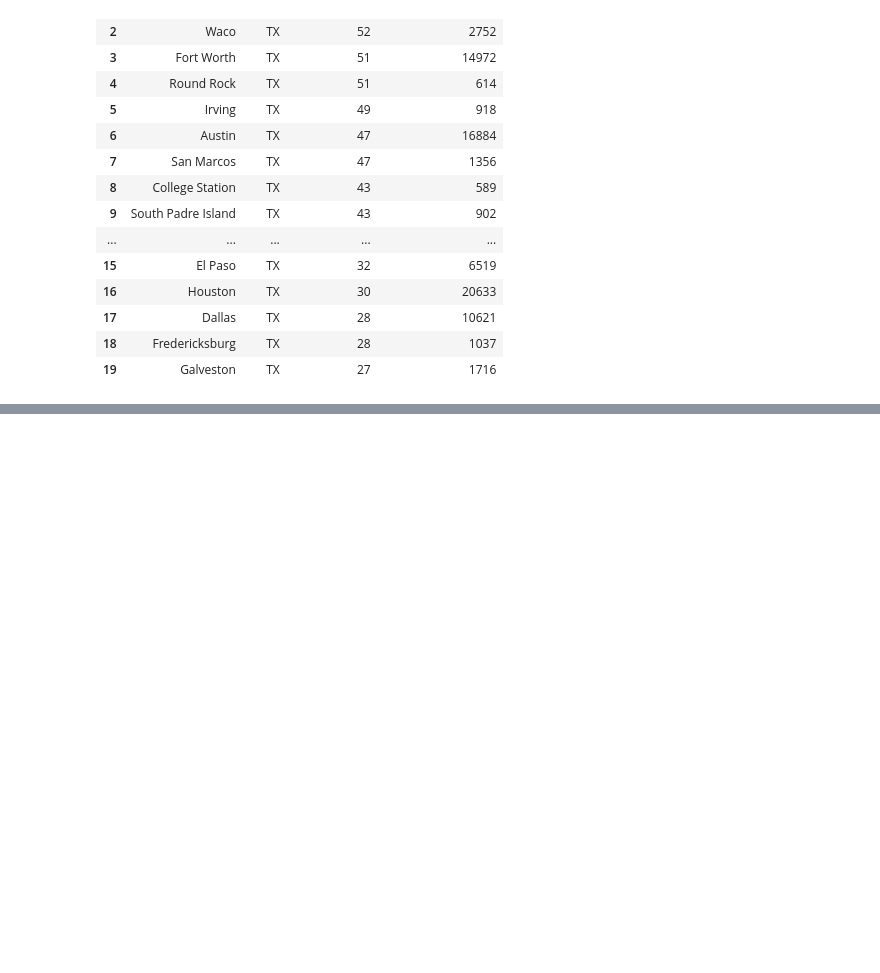
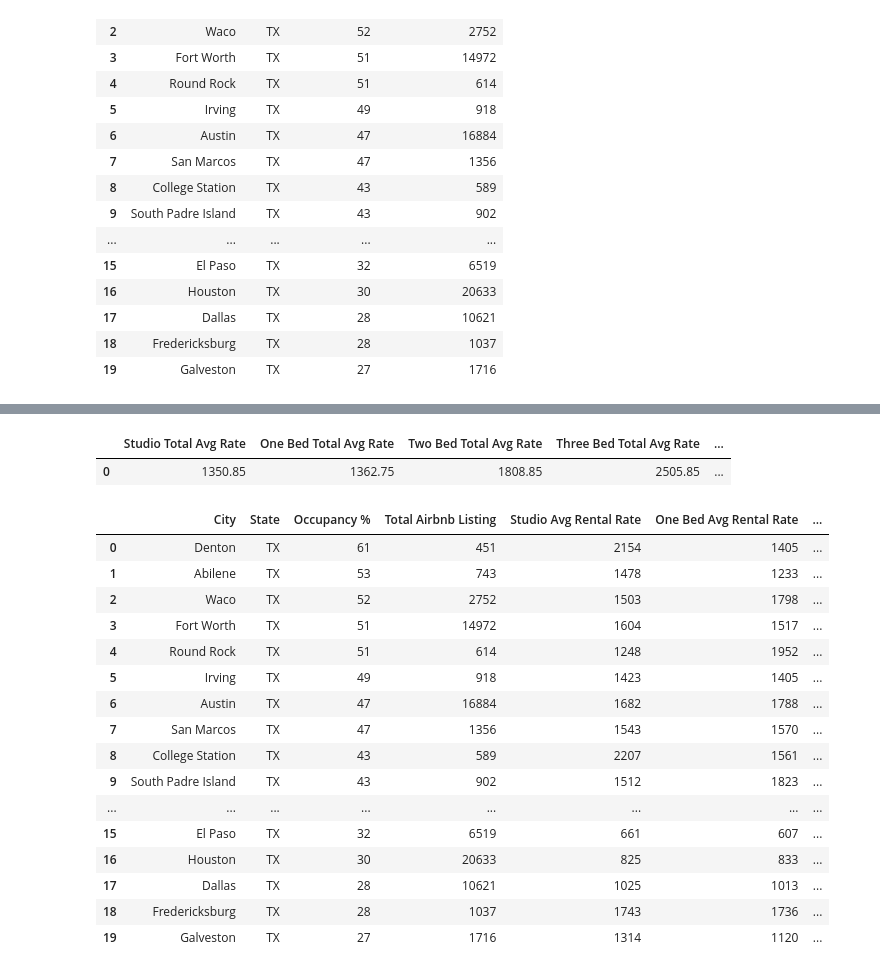
Before and after one commit to Memellsworth/Project1-, a Jupyter notebook: RealEstateInvestinginTexas.ipynb, the cells around one changed output, grey strips where cells are left out. Drawn from its saved outputs; the diff is of its cells as text; code cells hidden in the pictures; blank space fills up the shorter version.

```diff
--- a/RealEstateInvestinginTexas.ipynb
+++ b/RealEstateInvestinginTexas.ipynb
@@ -158,7 +161,0 @@ room_data
-# %%
-citty = []
-for city in range(20):
-
-    city = city_data_cleaned["City"]
-    citty.append(city)
-print(citty)
@@ -182,0 +179,31 @@ Name: City, dtype: object]
+# %%
+#correclation between occ rate and price #maura
+studio_rate = []
+onebed_rate=[]
+twobed_rate =[]
+threebed_rate = []
+fourbed_rate = []
+
+url = "https://mashvisor-api.p.rapidapi.com/rental-rates"
+for x in range(20):
+    try:
+
+        city = city_data_cleaned["City"][x]
+        querystring = {"state":"TX","source":"airbnb","city": city}
+
+        headers = {
+             "content-type": "application/octet-stream",
+             "X-RapidAPI-Key": api_key,
+             "X-RapidAPI-Host": "mashvisor-api.p.rapidapi.com"}
+
+        response_3= requests.get(url, headers=headers, params=querystring).json()
+        studio_rate.append(response_3["content"]["retnal_rates"]["studio_value"])
+        onebed_rate.append(response_3["content"]["retnal_rates"]["one_room_value"])
+        twobed_rate.append(response_3["content"]["retnal_rates"]["two_room_value"])
+        threebed_rate.append(response_3["content"]["retnal_rates"]["three_room_value"])
+        fourbed_rate.append(response_3["content"]["retnal_rates"]["four_room_value"])
+    except:
+         pass
+# %%
+avg_rate=pd.DataFrame({"City":city_data_cleaned["City"],"Studio Avg Rental Rate":studio_rate,"One Bed Avg Rental Rate": onebed_rate,"Two Bed Avg Rental Rate":twobed_rate,"Three Bed Avg Rental Rate":threebed_rate,"Four Bed Avg Rental Rate":fourbed_rate})
+avg_rate
@@ -183 +228,34 @@ Name: City, dtype: object]
+# %%
+studio_rate_avg = avg_rate["Studio Avg Rental Rate"].mean()
+onebed_rate_avg = avg_rate["One Bed Avg Rental Rate"].mean()
+twobed_rate_avg = avg_rate["Two Bed Avg Rental Rate"].mean()
+threebed_rate_avg = avg_rate["Three Bed Avg Rental Rate"].mean()
+fourbed_rate_avg = avg_rate["Four Bed Avg Rental Rate"].mean()
+
+total_avgs = pd.DataFrame({"Studio Total Avg Rate":studio_rate_avg,"One Bed Total Avg Rate":onebed_rate_avg,"Two Bed Total Avg Rate":twobed_rate_avg,"Three Bed Total Avg Rate": threebed_rate_avg,"Four Bed Total Avg Rate":fourbed_rate_avg},index=[0])
+total_avgs
+# %% [output]
+|  | Studio Total Avg Rate | One Bed Total Avg Rate | Two Bed Total Avg Rate | Three Bed Total Avg Rate | ... |
+| 0 | 1350.85 | 1362.75 | 1808.85 | 2505.85 | ... |
+# %%
+room_city_data = pd.merge(city_data_cleaned,avg_rate,how="left", on = ["City"])
+room_city_data
+# %% [output]
+|  | City | State | Occupancy % | Total Airbnb Listing | Studio Avg Rental Rate | One Bed Avg Rental Rate | ... |
+| 0 | Denton | TX | 61 | 451 | 2154 | 1405 | ... |
+| 1 | Abilene | TX | 53 | 743 | 1478 | 1233 | ... |
+| 2 | Waco | TX | 52 | 2752 | 1503 | 1798 | ... |
+| 3 | Fort Worth | TX | 51 | 14972 | 1604 | 1517 | ... |
+| 4 | Round Rock | TX | 51 | 614 | 1248 | 1952 | ... |
+| 5 | Irving | TX | 49 | 918 | 1423 | 1405 | ... |
+| 6 | Austin | TX | 47 | 16884 | 1682 | 1788 | ... |
+| 7 | San Marcos | TX | 47 | 1356 | 1543 | 1570 | ... |
+| 8 | College Station | TX | 43 | 589 | 2207 | 1561 | ... |
+| 9 | South Padre Island | TX | 43 | 902 | 1512 | 1823 | ... |
+| ... | ... | ... | ... | ... | ... | ... | ... |
+| 15 | El Paso | TX | 32 | 6519 | 661 | 607 | ... |
+| 16 | Houston | TX | 30 | 20633 | 825 | 833 | ... |
+| 17 | Dallas | TX | 28 | 10621 | 1025 | 1013 | ... |
+| 18 | Fredericksburg | TX | 28 | 1037 | 1743 | 1736 | ... |
+| 19 | Galveston | TX | 27 | 1716 | 1314 | 1120 | ... |
 # %%
```
Also changed, not shown: parts of 21 cells of this notebook.
